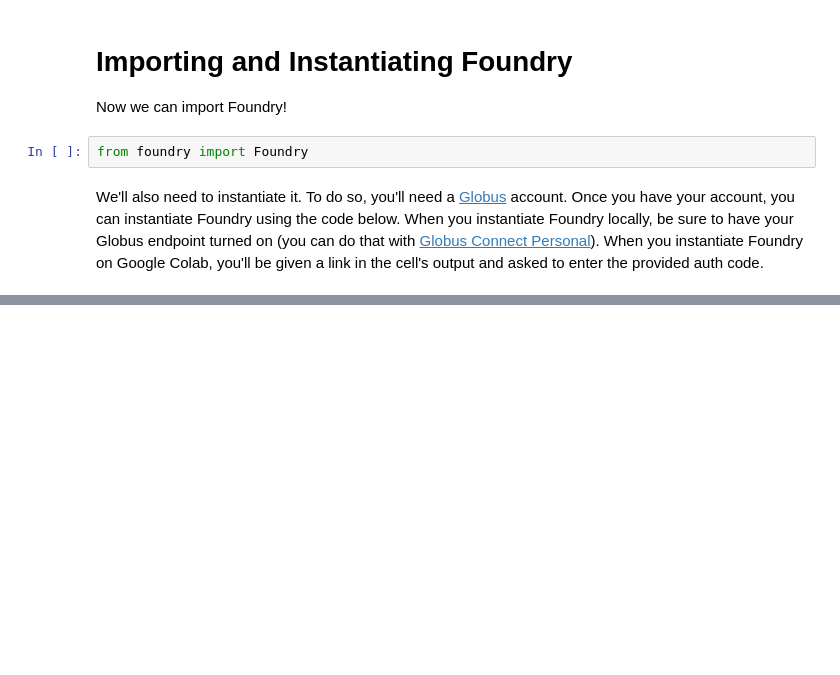
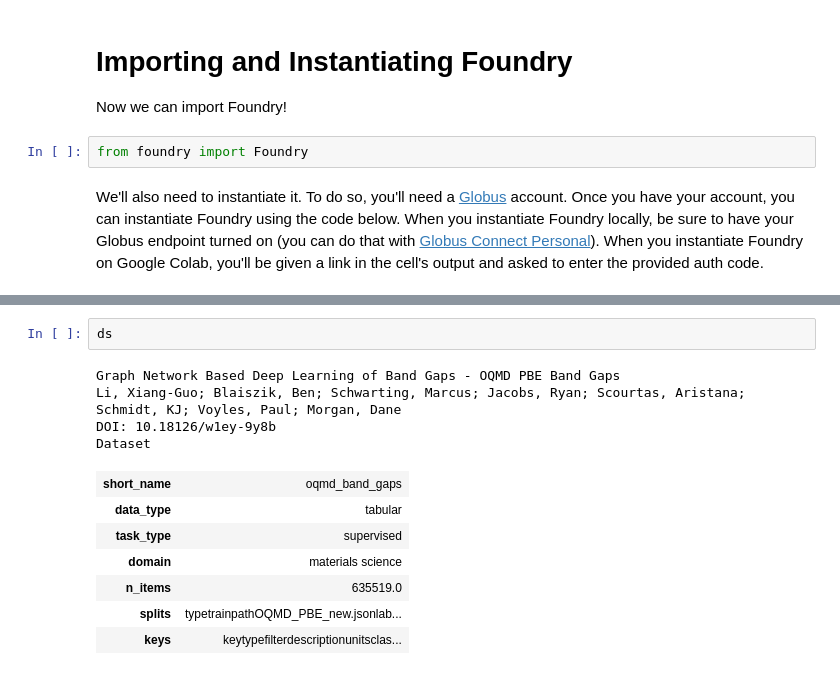
Before and after one commit to MLMI2-CSSI/foundry, a Jupyter notebook: examples/oqmd/oqmd.ipynb, the cells around one changed output, grey strips where cells are left out. Cells and saved outputs as stored; diff of their text form; blank space fills up the shorter version.

```diff
--- a/examples/oqmd/oqmd.ipynb
+++ b/examples/oqmd/oqmd.ipynb
@@ -75 +57,15 @@ TransferAPIError: ('POST', 'https://transfer.api.globus.org/v0.10/transfer', 'Be
+# %%
+ds
+# %% [output]
+Graph Network Based Deep Learning of Band Gaps - OQMD PBE Band Gaps
+Li, Xiang-Guo; Blaiszik, Ben; Schwarting, Marcus; Jacobs, Ryan; Scourtas, Aristana; Schmidt, KJ; Voyles, Paul; Morgan, Dane
+DOI: 10.18126/w1ey-9y8b
+Dataset
+| short_name | oqmd_band_gaps |
+| data_type | tabular |
+| task_type | supervised |
+| domain | materials science |
+| n_items | 635519.0 |
+| splits | typetrainpathOQMD_PBE_new.jsonlab... |
+| keys | keytypefilterdescriptionunitsclas... |
 # %%
```
Also changed, not shown: parts of 12 cells of this notebook, 8 other files.
